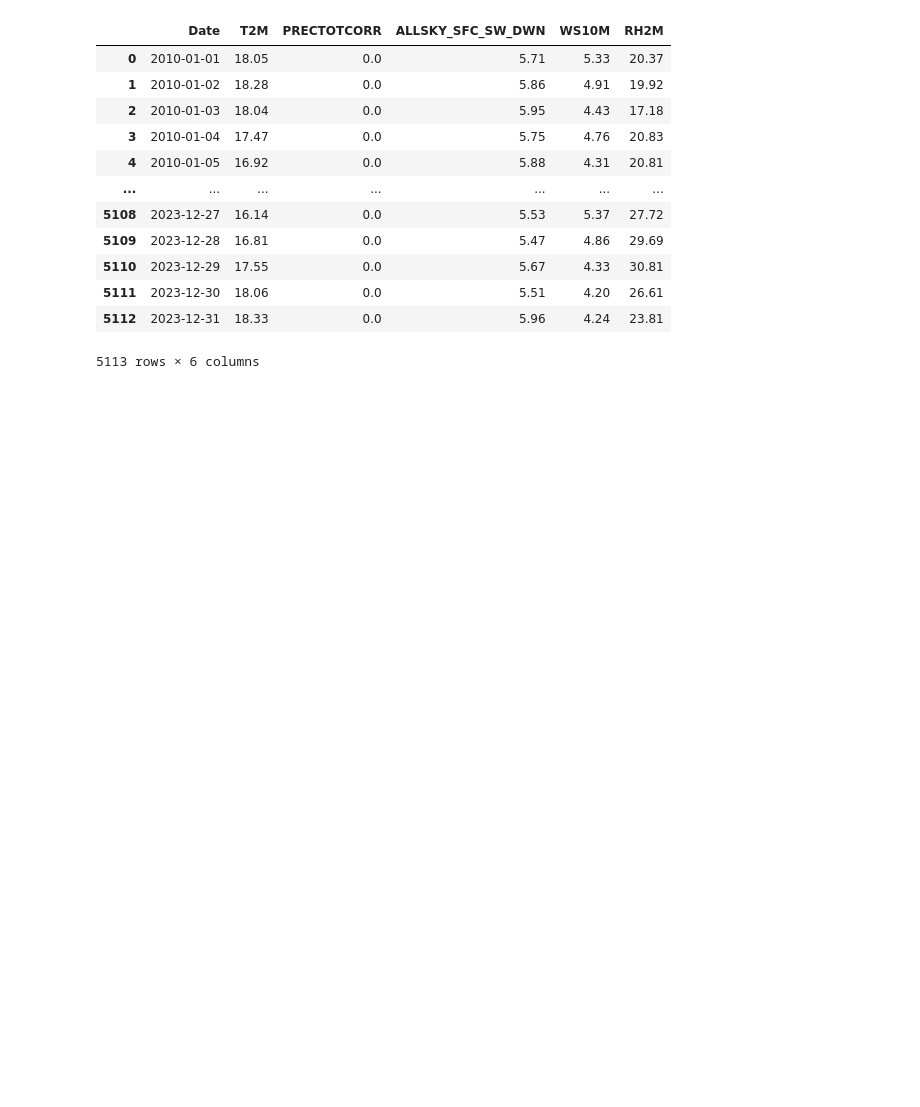
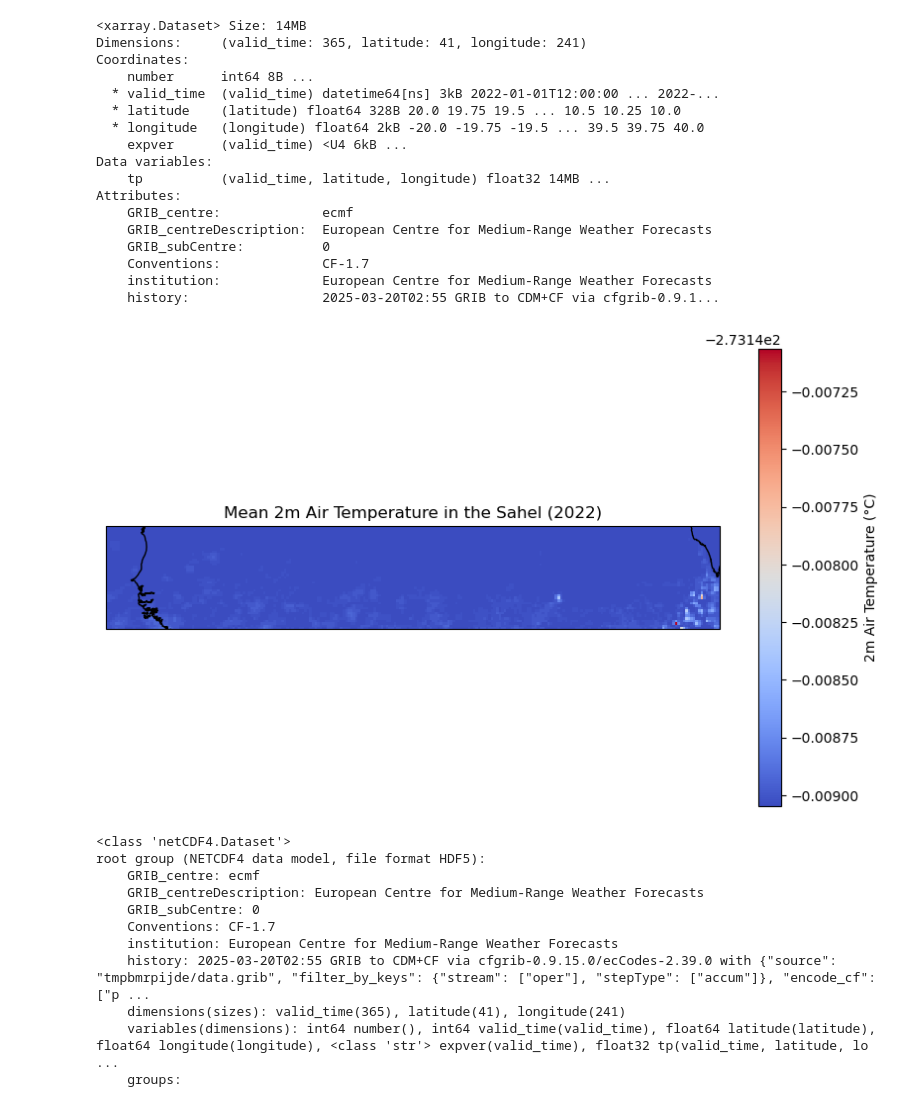
Before and after one commit to Phynancebros/G20-UNCCD, a Jupyter notebook: notebooks/tfw.ipynb, the cells around one changed output. Cells and saved outputs as stored; diff of their text form; code cells hidden in the pictures; blank space fills up the shorter version.

```diff
--- a/notebooks/tfw.ipynb
+++ b/notebooks/tfw.ipynb
@@ -3,17 +89,59 @@ import pandas as pd
+# %%
+import xarray as xr
+import matplotlib.pyplot as plt
+import cartopy.crs as ccrs
+
+# Open the dataset with the netcdf4 engine
+ds = xr.open_dataset("data_stream-oper_stepType-accum.nc", engine="netcdf4")
+print(ds)
+
+# Define the Sahel region (latitudes typically descending in ERA5)
+sahel = ds.sel(latitude=slice(20, 10), longitude=slice(-20, 40))
+
+# Convert temperature from Kelvin to Celsius (assuming variable is named 't2m')
+t2m_c = sahel['tp'] - 273.15
+t2m_mean = t2m_c.mean(dim='valid_time')
+
+# Plot using Cartopy
+fig, ax = plt.subplots(figsize=(10, 6), subplot_kw={'projection': ccrs.PlateCarree()})
+t2m_mean.plot(ax=ax, transform=ccrs.PlateCarree(), cmap='coolwarm',
+              cbar_kwargs={'label': '2m Air Temperature (°C)'})
+ax.coastlines()
+ax.set_title("Mean 2m Air Temperature in the Sahel (2022)")
+ax.set_extent([-20, 40, 10, 20], crs=ccrs.PlateCarree())
+plt.show()
+# %% [output]
+<xarray.Dataset> Size: 14MB
+Dimensions:     (valid_time: 365, latitude: 41, longitude: 241)
+Coordinates:
+    number      int64 8B ...
+  * valid_time  (valid_time) datetime64[ns] 3kB 2022-01-01T12:00:00 ... 2022-...
+  * latitude    (latitude) float64 328B 20.0 19.75 19.5 ... 10.5 10.25 10.0
+  * longitude   (longitude) float64 2kB -20.0 -19.75 -19.5 ... 39.5 39.75 40.0
+    expver      (valid_time) <U4 6kB ...
+Data variables:
+    tp          (valid_time, latitude, longitude) float32 14MB ...
+Attributes:
+    GRIB_centre:             ecmf
+    GRIB_centreDescription:  European Centre for Medium-Range Weather Forecasts
+    GRIB_subCentre:          0
+    Conventions:             CF-1.7
+    institution:             European Centre for Medium-Range Weather Forecasts
+    history:                 2025-03-20T02:55 GRIB to CDM+CF via cfgrib-0.9.1...
+[figure, added]
 # %%
-df = pd.read_csv('nasa_power_indices.csv')
-df
+from netCDF4 import Dataset
+ds_direct = Dataset("data_stream-oper_stepType-accum.nc")
+print(ds_direct)
 # %% [output]
-|  | Date | T2M | PRECTOTCORR | ALLSKY_SFC_SW_DWN | WS10M | RH2M |
-| 0 | 2010-01-01 | 18.05 | 0.0 | 5.71 | 5.33 | 20.37 |
-| 1 | 2010-01-02 | 18.28 | 0.0 | 5.86 | 4.91 | 19.92 |
-| 2 | 2010-01-03 | 18.04 | 0.0 | 5.95 | 4.43 | 17.18 |
-| 3 | 2010-01-04 | 17.47 | 0.0 | 5.75 | 4.76 | 20.83 |
-| 4 | 2010-01-05 | 16.92 | 0.0 | 5.88 | 4.31 | 20.81 |
-| ... | ... | ... | ... | ... | ... | ... |
-| 5108 | 2023-12-27 | 16.14 | 0.0 | 5.53 | 5.37 | 27.72 |
-| 5109 | 2023-12-28 | 16.81 | 0.0 | 5.47 | 4.86 | 29.69 |
-| 5110 | 2023-12-29 | 17.55 | 0.0 | 5.67 | 4.33 | 30.81 |
-| 5111 | 2023-12-30 | 18.06 | 0.0 | 5.51 | 4.20 | 26.61 |
-| 5112 | 2023-12-31 | 18.33 | 0.0 | 5.96 | 4.24 | 23.81 |
-5113 rows × 6 columns
+<class 'netCDF4.Dataset'>
+root group (NETCDF4 data model, file format HDF5):
+    GRIB_centre: ecmf
+    GRIB_centreDescription: European Centre for Medium-Range Weather Forecasts
+    GRIB_subCentre: 0
+    Conventions: CF-1.7
+    institution: European Centre for Medium-Range Weather Forecasts
+    history: 2025-03-20T02:55 GRIB to CDM+CF via cfgrib-0.9.15.0/ecCodes-2.39.0 with {"source": "tmpbmrpijde/data.grib", "filter_by_keys": {"stream": ["oper"], "stepType": ["accum"]}, "encode_cf": ["p ...
+    dimensions(sizes): valid_time(365), latitude(41), longitude(241)
+    variables(dimensions): int64 number(), int64 valid_time(valid_time), float64 latitude(latitude), float64 longitude(longitude), <class 'str'> expver(valid_time), float32 tp(valid_time, latitude, lo ...
+    groups:
```
Also changed, not shown: parts of 1 cell of this notebook, 40 other files.
